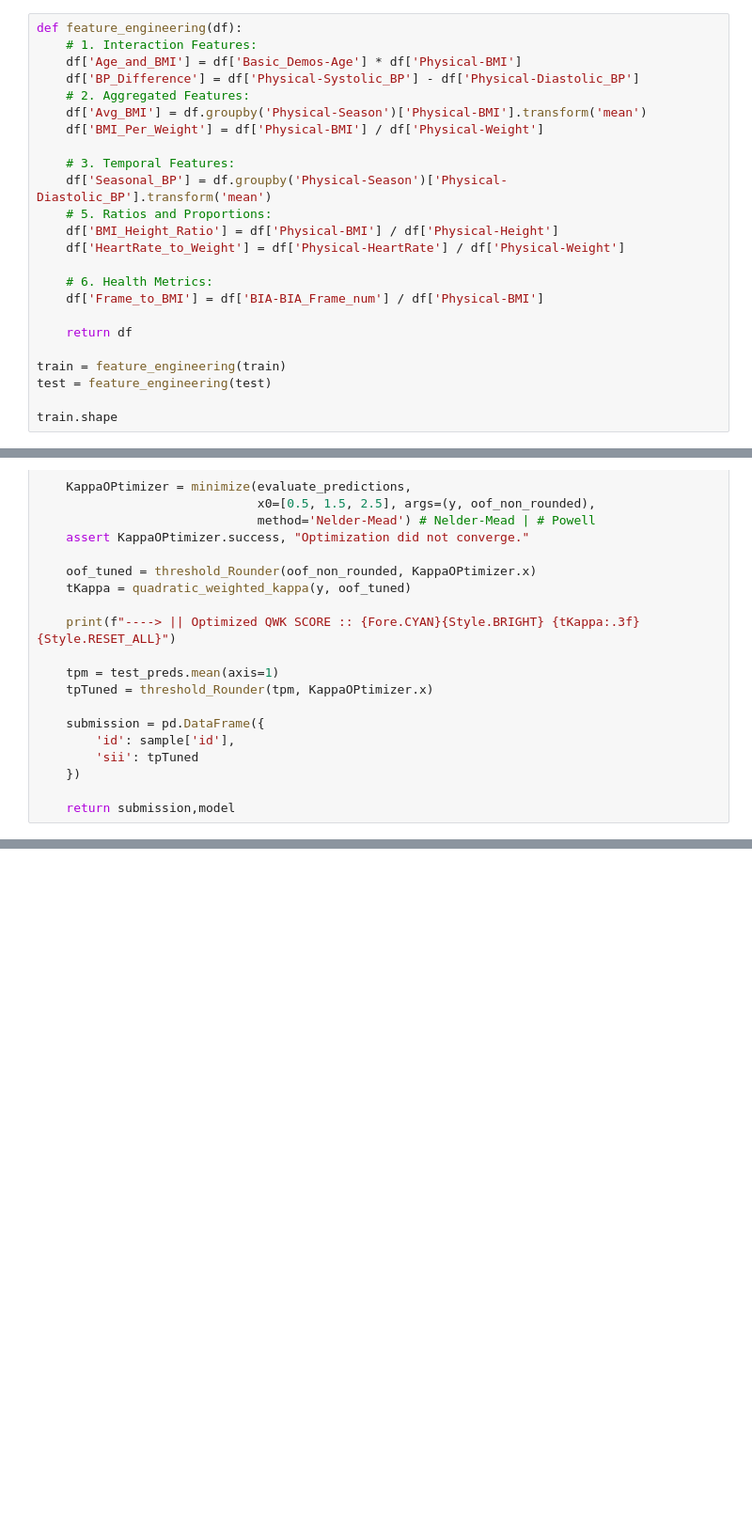
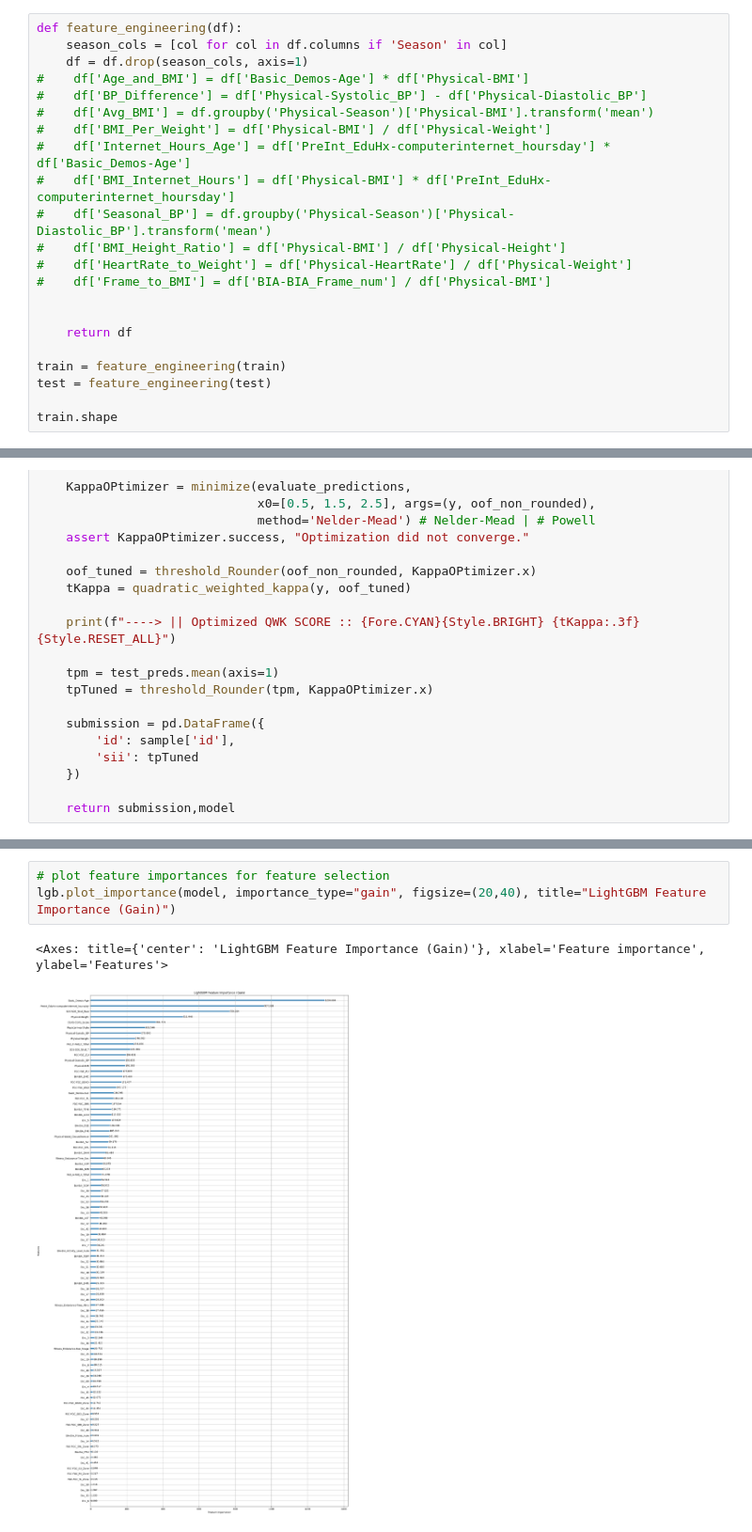
Before and after one commit to Tenebris4/cmi, a Jupyter notebook: cmi-night-wolves.ipynb, the cells around one changed output, grey strips where cells are left out. Shown at 94% size. Saved outputs shown, nothing was run; the diff lists cells and outputs as text; blank space fills up the shorter version.

```diff
--- a/cmi-night-wolves.ipynb
+++ b/cmi-night-wolves.ipynb
@@ -265,20 +403,18 @@ print(f'Train Shape : {train.shape} || Test Shape : {test.shape}')
 # %%
 def feature_engineering(df):
-    # 1. Interaction Features:
-    df['Age_and_BMI'] = df['Basic_Demos-Age'] * df['Physical-BMI']
-    df['BP_Difference'] = df['Physical-Systolic_BP'] - df['Physical-Diastolic_BP']
-    # 2. Aggregated Features:
-    df['Avg_BMI'] = df.groupby('Physical-Season')['Physical-BMI'].transform('mean')
-    df['BMI_Per_Weight'] = df['Physical-BMI'] / df['Physical-Weight']
+    season_cols = [col for col in df.columns if 'Season' in col]
+    df = df.drop(season_cols, axis=1)
+#    df['Age_and_BMI'] = df['Basic_Demos-Age'] * df['Physical-BMI']
+#    df['BP_Difference'] = df['Physical-Systolic_BP'] - df['Physical-Diastolic_BP']
+#    df['Avg_BMI'] = df.groupby('Physical-Season')['Physical-BMI'].transform('mean')
+#    df['BMI_Per_Weight'] = df['Physical-BMI'] / df['Physical-Weight']
+#    df['Internet_Hours_Age'] = df['PreInt_EduHx-computerinternet_hoursday'] * df['Basic_Demos-Age']
+#    df['BMI_Internet_Hours'] = df['Physical-BMI'] * df['PreInt_EduHx-computerinternet_hoursday']
+#    df['Seasonal_BP'] = df.groupby('Physical-Season')['Physical-Diastolic_BP'].transform('mean')
+#    df['BMI_Height_Ratio'] = df['Physical-BMI'] / df['Physical-Height']
+#    df['HeartRate_to_Weight'] = df['Physical-HeartRate'] / df['Physical-Weight']
+#    df['Frame_to_BMI'] = df['BIA-BIA_Frame_num'] / df['Physical-BMI']
 
-    # 3. Temporal Features:
-    df['Seasonal_BP'] = df.groupby('Physical-Season')['Physical-Diastolic_BP'].transform('mean')
-    # 5. Ratios and Proportions:
-    df['BMI_Height_Ratio'] = df['Physical-BMI'] / df['Physical-Height']
-    df['HeartRate_to_Weight'] = df['Physical-HeartRate'] / df['Physical-Weight']
-
-    # 6. Health Metrics:
-    df['Frame_to_BMI'] = df['BIA-BIA_Frame_num'] / df['Physical-BMI']
 
     return df
 
@@ -378,0 +528,6 @@ print(Submission['sii'].value_counts())
+# %%
+# plot feature importances for feature selection
+lgb.plot_importance(model, importance_type="gain", figsize=(20,40), title="LightGBM Feature Importance (Gain)")
+# %% [output]
+<Axes: title={'center': 'LightGBM Feature Importance (Gain)'}, xlabel='Feature importance', ylabel='Features'>
+[figure, added]
```
Also changed, not shown: parts of 14 cells of this notebook.
